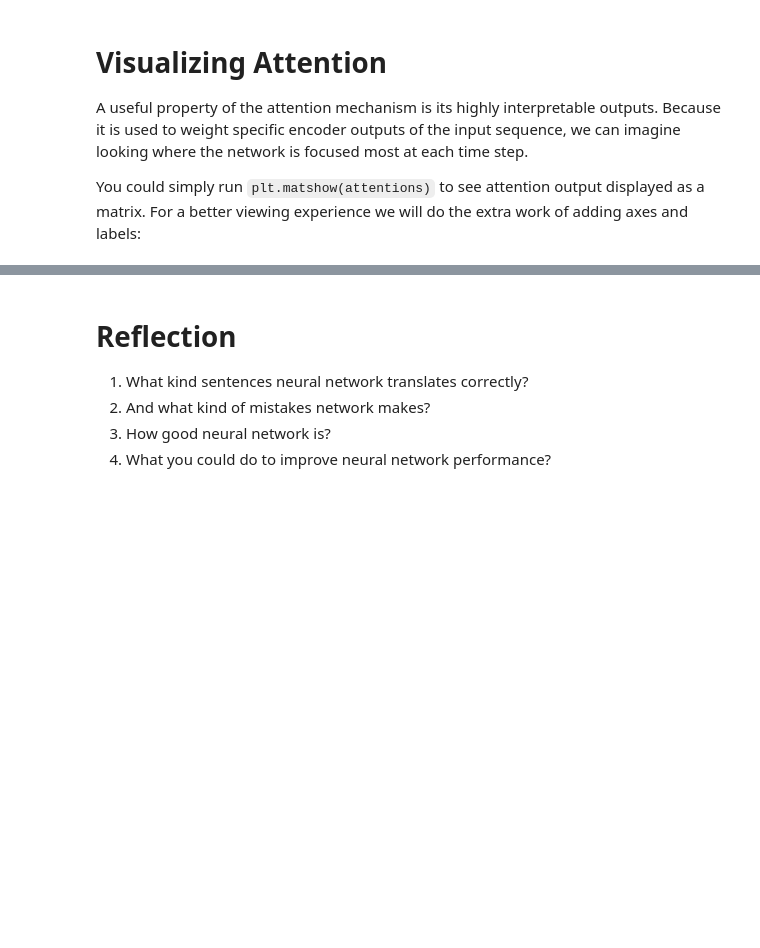
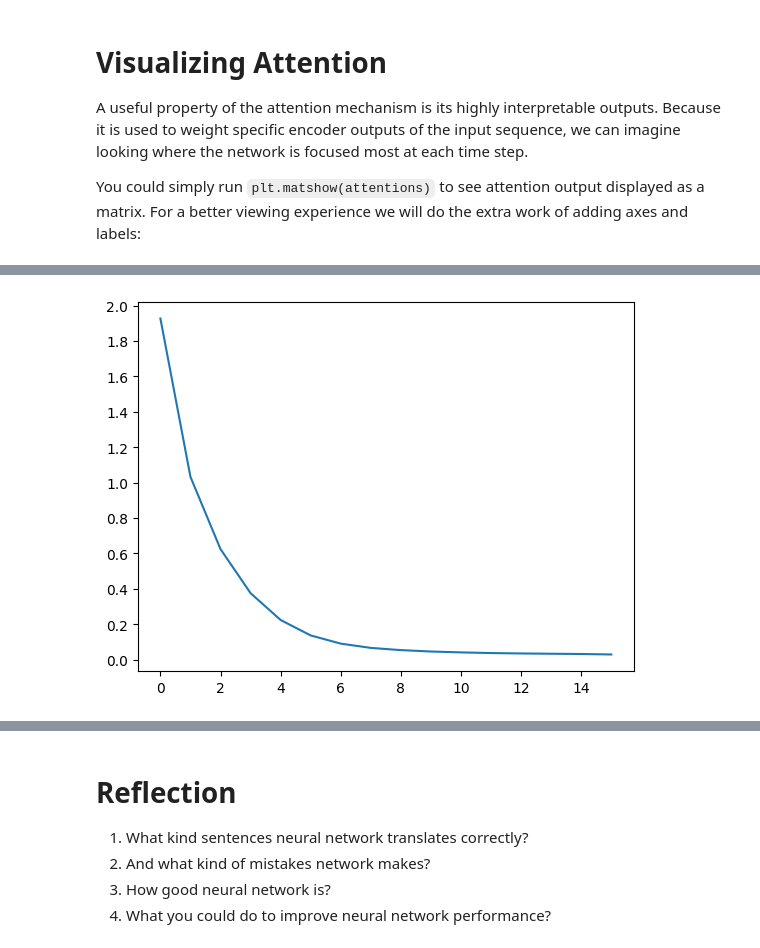
Before and after one commit to heksaani/DeepLearning, a Jupyter notebook: exercises/RNN3_seq2seq_translation_exercise_Putkuri_Heidi.ipynb, the cells around one changed output, grey strips where cells are left out. Drawn from its saved outputs; the diff is of its cells as text; code cells hidden in the pictures; blank space fills up the shorter version.

```diff
--- a/exercises/RNN3_seq2seq_translation_exercise_Putkuri_Heidi.ipynb
+++ b/exercises/RNN3_seq2seq_translation_exercise_Putkuri_Heidi.ipynb
@@ -787,0 +866,80 @@ evaluateAndShowAttention('je suis reellement fiere de vous')
+# %%
+
+from collections import Counter
+def evaluateRandomly(encoder, decoder, pairs, input_lang, output_lang, n=200):
+    right_word_count = 0
+    total_word_count = 0
+
+    for _ in range(n):
+        pair = random.choice(pairs)
+        #print('>', pair[0])
+        #print('=', pair[1])
+        output_words, _ = evaluate(encoder, decoder, pair[0], input_lang, output_lang)
+        output_sentence = ' '.join(output_words)
+        #print('<', output_sentence)
+        #print('')
+
+        reference_words = pair[1].split() # this is the reference
+        output_words = output_sentence.split() # this is the output
+        reference_count = Counter(reference_words) # this is the
+        output_count = Counter(output_words)
+
+        for word in output_count:
+            if word in reference_count:
+                right_word_count += min(output_count[word], reference_count[word])
+
+        total_word_count += len(reference_words)
+
+    if total_word_count > 0:
+        accuracy = (right_word_count / total_word_count) * 100
+        print(f"Bag-of-words accuracy: {accuracy:.2f}%")
+        print(f"Total words: {total_word_count}")
+        print(f"Correct words: {right_word_count}")
+
+    else:
+        print("No words to evaluate.")
+
+def train(train_dataloader, encoder, decoder, n_epochs, learning_rate=0.001,
+                print_every=100, plot_every=100):
+    evaluate_every = 10 # evaluate every 10 epochs
+    start = time.time()
+    plot_losses = []
+    print_loss_total = 0  # Reset every print_every
+    plot_loss_total = 0  # Reset every plot_every
+
+    encoder_optimizer = optim.Adam(encoder.parameters(), lr=learning_rate)
+    decoder_optimizer = optim.Adam(decoder.parameters(), lr=learning_rate)
+    criterion = nn.NLLLoss()
+
+    for epoch in range(1, n_epochs + 1):
+        loss = train_epoch(train_dataloader, encoder, decoder, encoder_optimizer, decoder_optimizer, criterion)
+        print_loss_total += loss
+        plot_loss_total += loss
+
+        if epoch % print_every == 0:
+            print_loss_avg = print_loss_total / print_every
+            print_loss_total = 0
+            print('%s (%d %d%%) %.4f' % (timeSince(start, epoch / n_epochs),
+                                        epoch, epoch / n_epochs * 100, print_loss_avg))
+
+        if epoch % plot_every == 0:
+            plot_loss_avg = plot_loss_total / plot_every
+            plot_losses.append(plot_loss_avg)
+            plot_loss_total = 0
+        if epoch % evaluate_every == 0:
+            print(f"Evaluating at epoch {epoch}...")
+            evaluateRandomly(encoder, decoder, pairs, input_lang, output_lang, n=200) # evaluate on 200 examples
+            #evaluateRandomly(encoder, decoder, n=200)
+
+    showPlot(plot_losses)
+
+hidden_size = 128
+batch_size = 32
+
+input_lang, output_lang, train_dataloader = get_dataloader(batch_size)
+
+encoder = EncoderRNN(input_lang.n_words, hidden_size).to(device)
+decoder = AttnDecoderRNN(hidden_size, output_lang.n_words).to(device)
+
+train(train_dataloader, encoder, decoder, n_epochs= 80, print_every=5, plot_every=5) # train for 80 epochs
+# %% [output]
@@ -787,0 +964 @@ evaluateAndShowAttention('je suis reellement fiere de vous')
+[figure, added]
```
Also changed, not shown: parts of 20 cells of this notebook, 2 other files.
